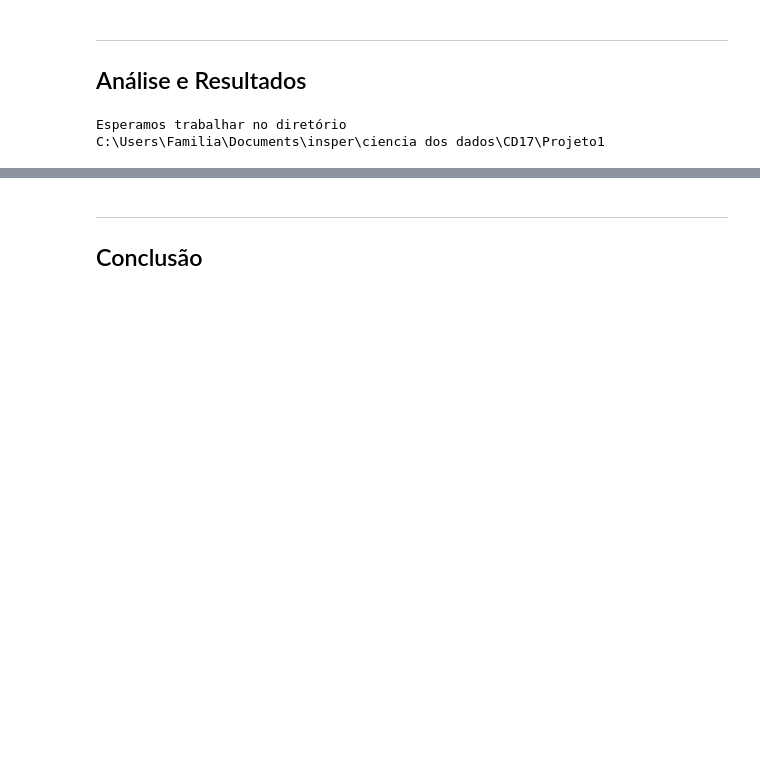
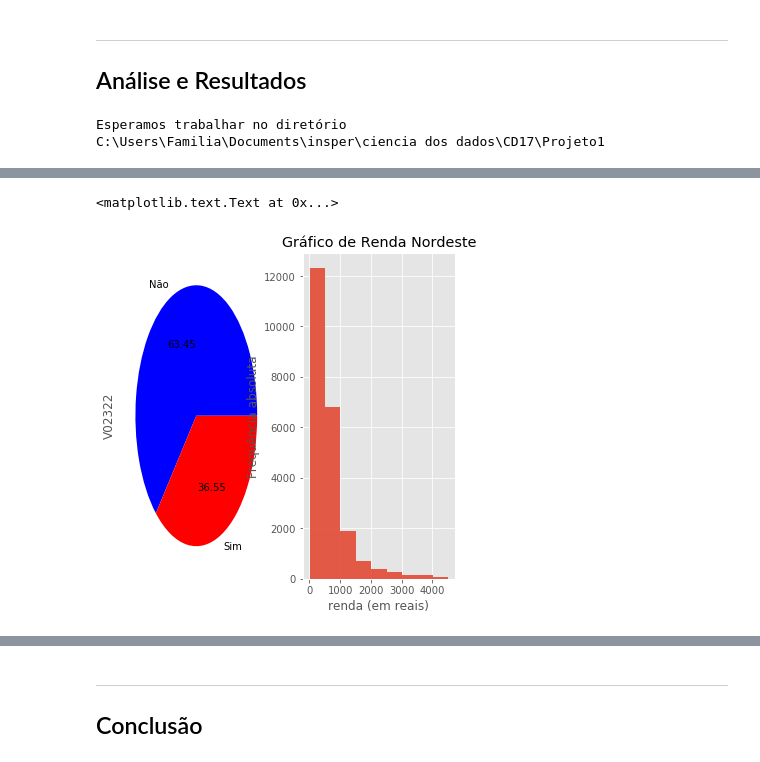
Before and after one commit to rodrigogatti/Projeto1, a Jupyter notebook: Projeto1 Layout.ipynb, the cells around one changed output, grey strips where cells are left out. Drawn from its saved outputs; the diff is of its cells as text; code cells hidden in the pictures; blank space fills up the shorter version.

```diff
--- a/Projeto1 Layout.ipynb
+++ b/Projeto1 Layout.ipynb
@@ -61,0 +135,3 @@ dados_nao_nulos
+# %%
+tabelanordeste= dadosfiltrados[dadosfiltrados.Regiao=='Nordeste']
+tabelanordeste.head()
@@ -61,0 +145,14 @@ dados_nao_nulos
+# %%
+plt.subplot(121)
+tabelanordeste1= tabelanordeste.V02322.value_counts()
+tabelanordeste1.plot(kind='pie', colors=('blue','red'), autopct="%0.2f",legend=False)
+plt.subplot(122)
+faixa = range(10,5000,500)
+renda_Nordeste = pd.cut(tabelanordeste.V4621, bins=faixa)
+renda_Nordeste.value_counts(sort=False, normalize=True)*100
+plot = tabelanordeste.V4621.plot.hist(bins=faixa,title='Gráfico de Renda Nordeste', figsize=(6, 6), alpha=0.9)
+plt.ylabel('Frequência absoluta')
+plt.xlabel('renda (em reais)')
+# %% [output]
+<matplotlib.text.Text at 0x...>
+[figure, added]
```
Also changed, not shown: parts of 22 cells of this notebook.
